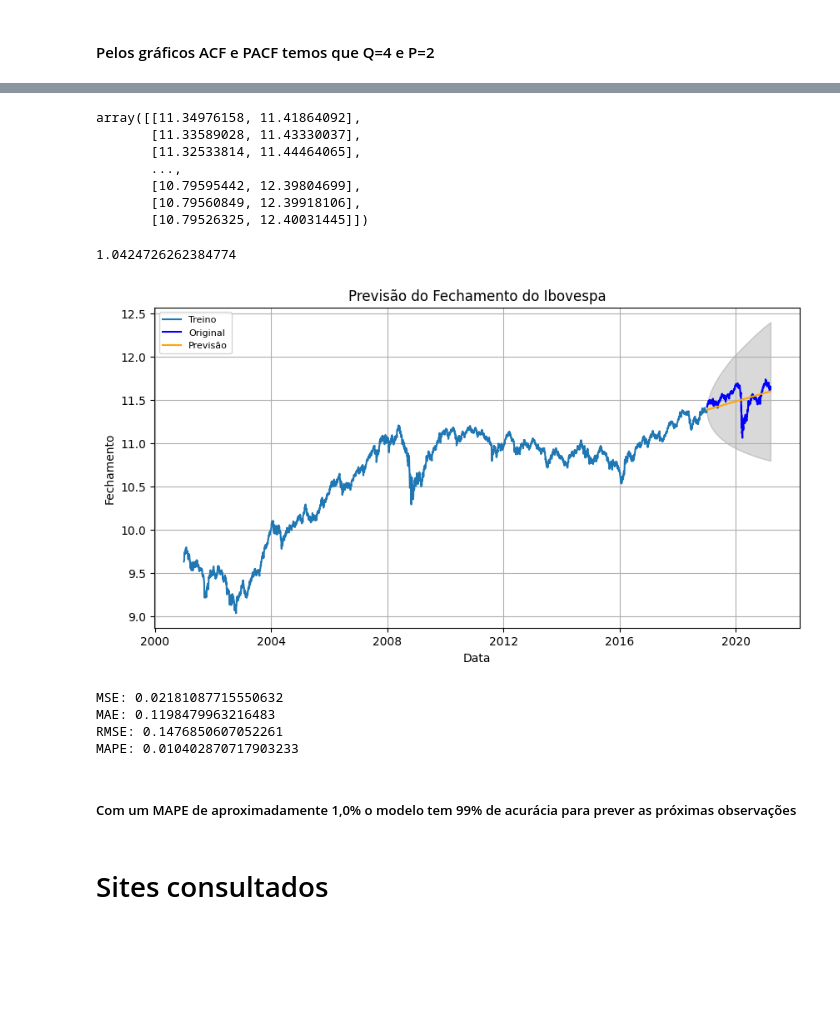
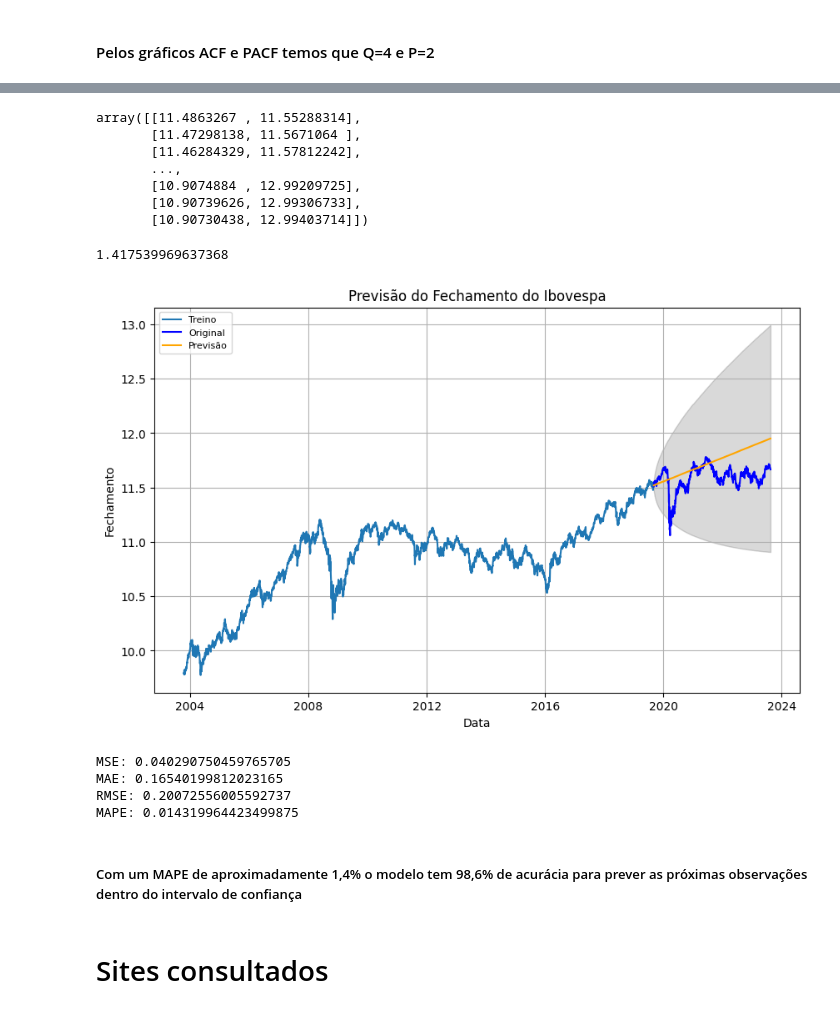
Before and after one commit to GabrielPCO/tech-challenge-ml, a Jupyter notebook: tech_challenge.ipynb, the cells around one changed output, grey strips where cells are left out. Drawn from its saved outputs; the diff is of its cells as text; code cells hidden in the pictures; blank space fills up the shorter version.

```diff
--- a/tech_challenge.ipynb
+++ b/tech_challenge.ipynb
@@ -224,6 +233,8 @@ plt.show()
 # %%
 #Dividindo os dados em treino e teste
-train_data, test_data = df_ibovespa_indexData_log.loc[df_ibovespa_indexData_log.index < '2019-01-01'], df_ibovespa_indexData_log.loc[df_ibovespa_indexData_log.index >= '2019-01-01']
+train_len = int(df_ibovespa_indexData_log.shape[0]*0.8)
+train_data, test_data = train_test_split(df_ibovespa_indexData_log.sort_index(),train_size=train_len)
+
 plt.figure(figsize=(10,6))
 plt.grid(True)
 plt.xlabel('Data')
@@ -232,6 +243,6 @@ plt.title('Treino & Teste')
 plt.plot(train_data, 'green', label='Treino')
 plt.plot(test_data, 'blue', label='Teste')
 plt.legend()
-#plt.savefig('Assets/Graficos/treino_teste.jpg')
+plt.savefig('Assets/Graficos/treino_teste.jpg')
 plt.show()
 # %% [output]
@@ -471,42 +479,42 @@ prediction
 # Intervalo de confiança
 confint
 # %% [output]
-array([[11.34976158, 11.41864092],
-       [11.33589028, 11.43330037],
-       [11.32533814, 11.44464065],
+array([[11.4863267 , 11.55288314],
+       [11.47298138, 11.5671064 ],
+       [11.46284329, 11.57812242],
        ...,
-       [10.79595442, 12.39804699],
-       [10.79560849, 12.39918106],
-       [10.79526325, 12.40031445]])
+       [10.9074884 , 12.99209725],
+       [10.90739626, 12.99306733],
+       [10.90730438, 12.99403714]])
 # %%
 from pmdarima.metrics import smape
 
 smape(test_data.values,prediction)
 # %% [output]
-1.0424726262384774
+1.417539969637368
 # %%
 # Previsão
 # Transformando em Series Pandas
 fc_series = pd.Series(prediction.values, index=test_data.sort_index().index)
 lower_series = pd.Series(confint[:, 0], index=test_data.sort_index().index)
 upper_series = pd.Series(confint[:, 1], index=test_data.sort_index().index)
 
 # Plotando
-plt.figure(figsize=(10,5), dpi=100)
+plt.figure(figsize=(10,6), dpi=100)
 plt.plot(train_data, label='Treino')
 plt.plot(test_data, color = 'blue', label='Original')
 plt.plot(fc_series, color = 'orange',label='Previsão')
 plt.fill_between(lower_series.index, lower_series, upper_series,
                  color='k', alpha=.15)
 plt.title('Previsão do Fechamento do Ibovespa')
 plt.xlabel('Data')
 plt.ylabel('Fechamento')
 plt.legend(loc='upper left', fontsize=8)
 plt.grid()
-#plt.savefig('Assets/Graficos/previsao.jpg')
+plt.savefig('Assets/Graficos/previsao.jpg')
 plt.show()
 # %% [output]
-[figure, old version]
+[figure, new version]
 # %%
 from sklearn.metrics import mean_squared_error, mean_absolute_error
 import math
@@ -521,12 +529,12 @@ print('RMSE: '+str(rmse))
 mape = np.mean(np.abs(prediction.values - test_data.values)/np.abs(test_data.values))
 print('MAPE: '+str(mape))
 # %% [output]
-MSE: 0.02181087715550632
-MAE: 0.1198479963216483
-RMSE: 0.1476850607052261
-MAPE: 0.010402870717903233
+MSE: 0.040290750459765705
+MAE: 0.16540199812023165
+RMSE: 0.20072556005592737
+MAPE: 0.014319964423499875
 # %% [markdown]
-##### Com um MAPE de aproximadamente 1,0% o modelo tem 99% de acurácia para prever as próximas observações
+##### Com um MAPE de aproximadamente 1,4% o modelo tem 98,6% de acurácia para prever as próximas observações dentro do intervalo de confiança
 # %% [markdown]
 # Sites consultados
 # %%
```
Also changed, not shown: parts of 26 cells of this notebook, 1 other file.
